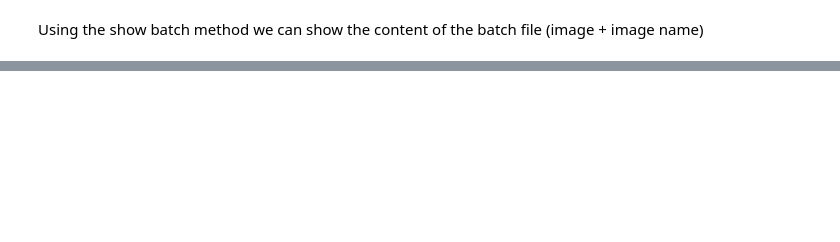
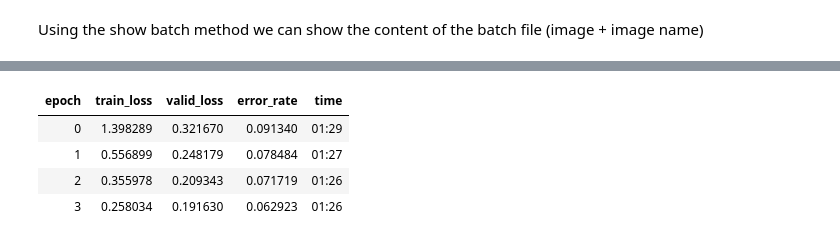
Before and after one commit to atul1234anand/fastai, a Jupyter notebook: Prg1.ipynb, the cells around one changed output, grey strips where cells are left out. Drawn from its saved outputs; the diff is of its cells as text; code cells hidden in the pictures; blank space fills up the shorter version.

```diff
--- a/Prg1.ipynb
+++ b/Prg1.ipynb
@@ -37,0 +65,8 @@ learner = cnn_learner(data,models.resnet34,metrics = error_rate)
+# %%
+learner.fit_one_cycle(4)
+# %% [output]
+| epoch | train_loss | valid_loss | error_rate | time |
+| 0 | 1.398289 | 0.321670 | 0.091340 | 01:29 |
+| 1 | 0.556899 | 0.248179 | 0.078484 | 01:27 |
+| 2 | 0.355978 | 0.209343 | 0.071719 | 01:26 |
+| 3 | 0.258034 | 0.191630 | 0.062923 | 01:26 |
```
Also changed, not shown: parts of 6 cells of this notebook.
